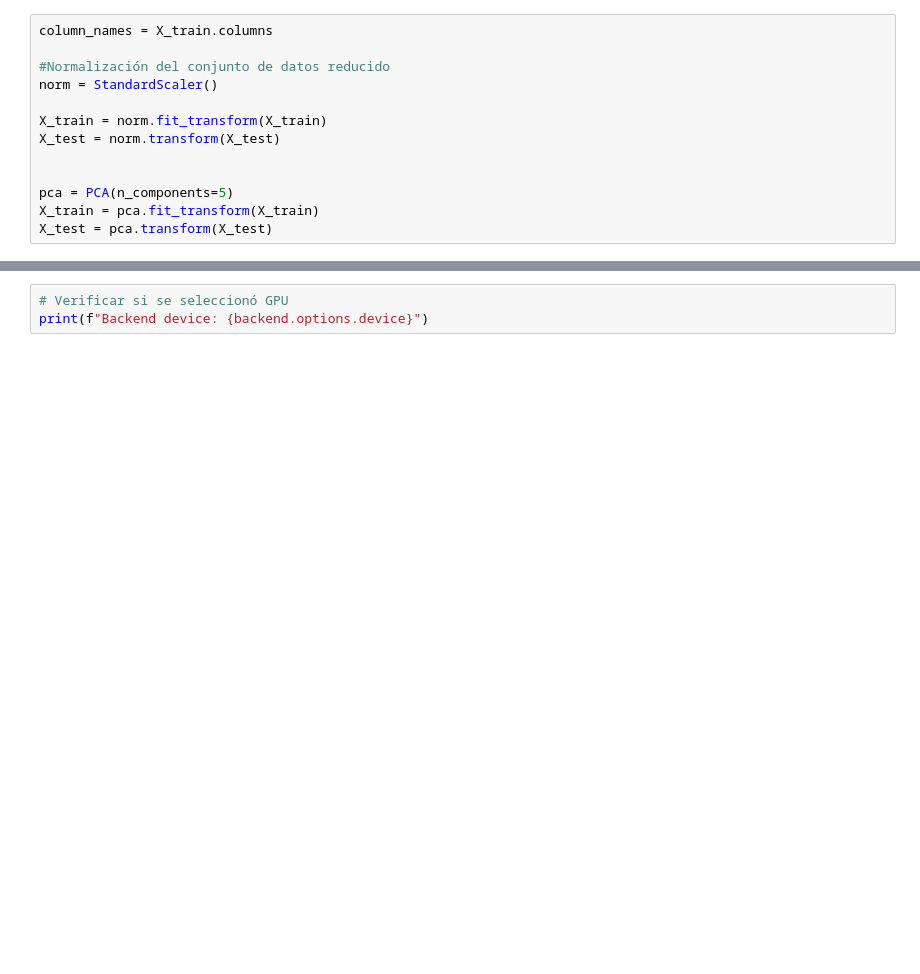
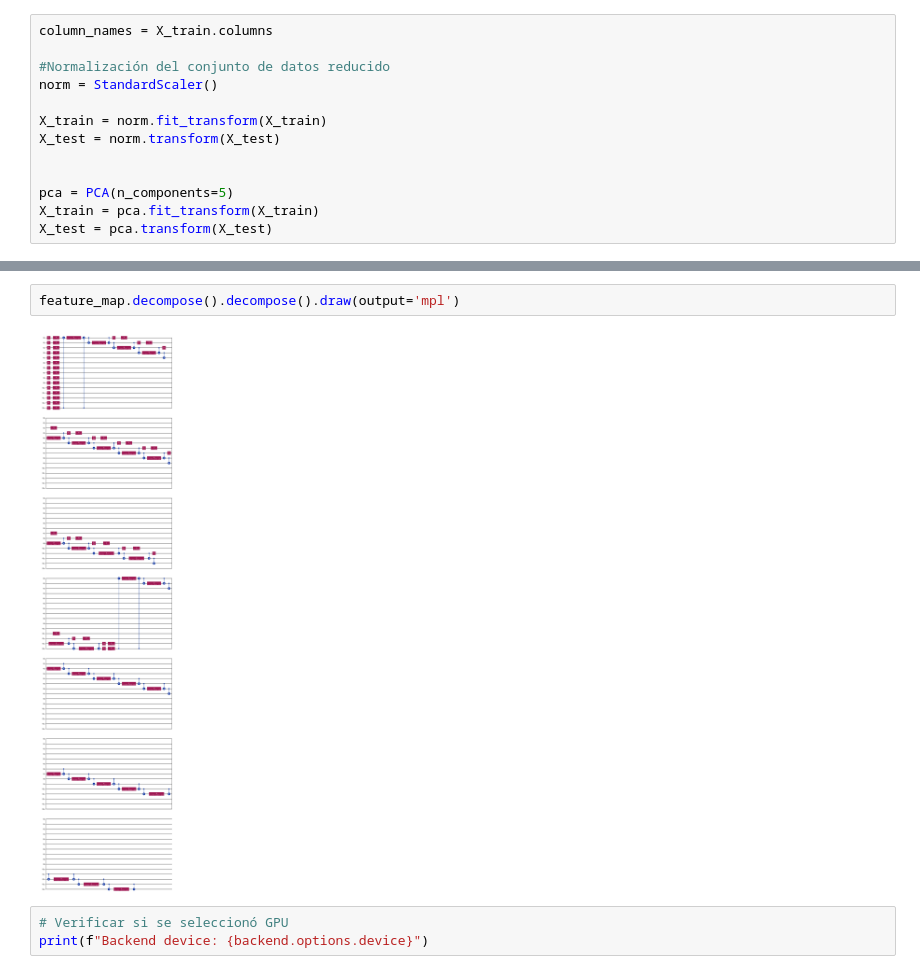
Before and after one commit to JorgeIrai/IoT-Quantum-IDS, a Jupyter notebook: Quantum-IDS/QSVM_IDS.ipynb, the cells around one changed output, grey strips where cells are left out. Saved outputs shown, nothing was run; the diff lists cells and outputs as text; blank space fills up the shorter version.

```diff
--- a/Quantum-IDS/QSVM_IDS.ipynb
+++ b/Quantum-IDS/QSVM_IDS.ipynb
@@ -125,3 +161,7 @@ q_14: ┤ H ├┤ P(2.0*x[14]) ├┤ H ├┤ P(2.0*x[14]) ├
+# %%
+feature_map.decompose().decompose().draw(output='mpl')
+# %% [output]
+[figure, added]
 # %%
 # Verificar si se seleccionó GPU
 print(f"Backend device: {backend.options.device}")
```
Also changed, not shown: parts of 20 cells of this notebook, 12 other files.
